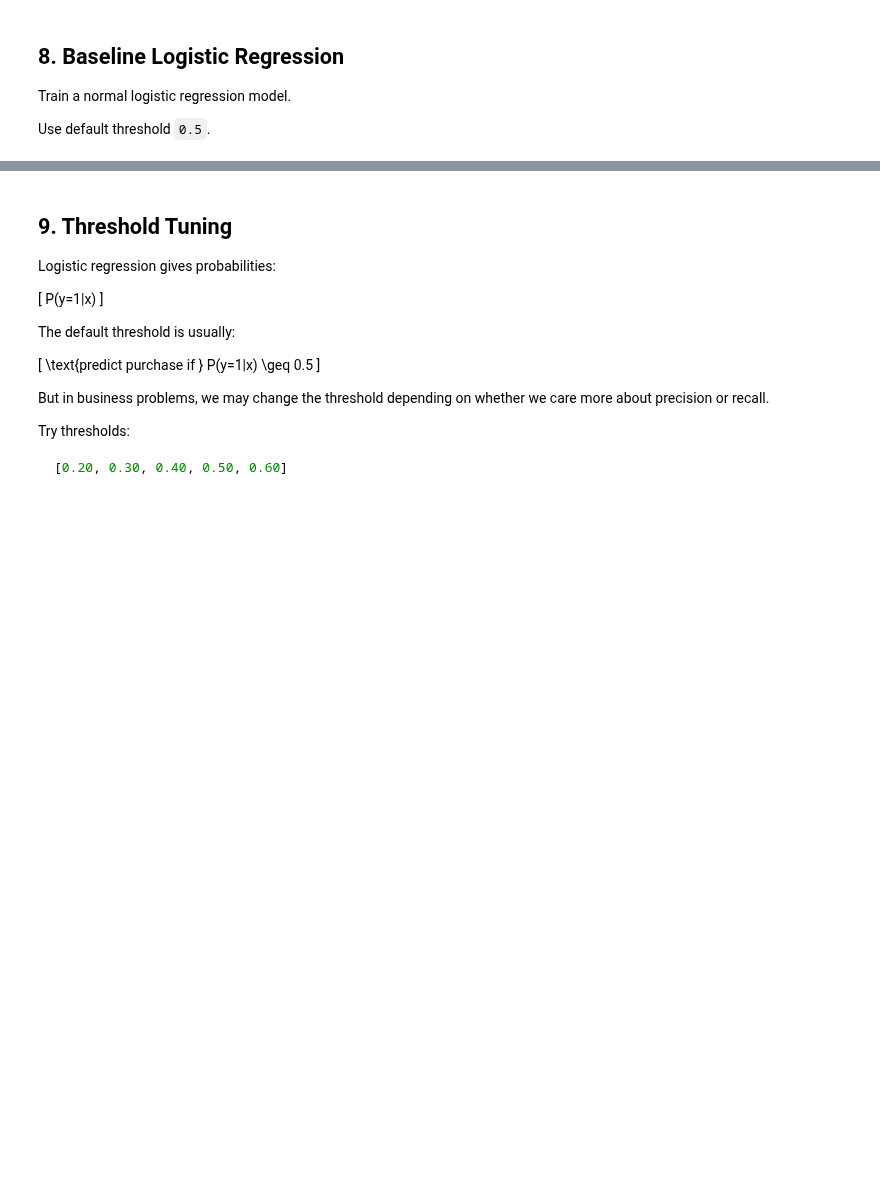
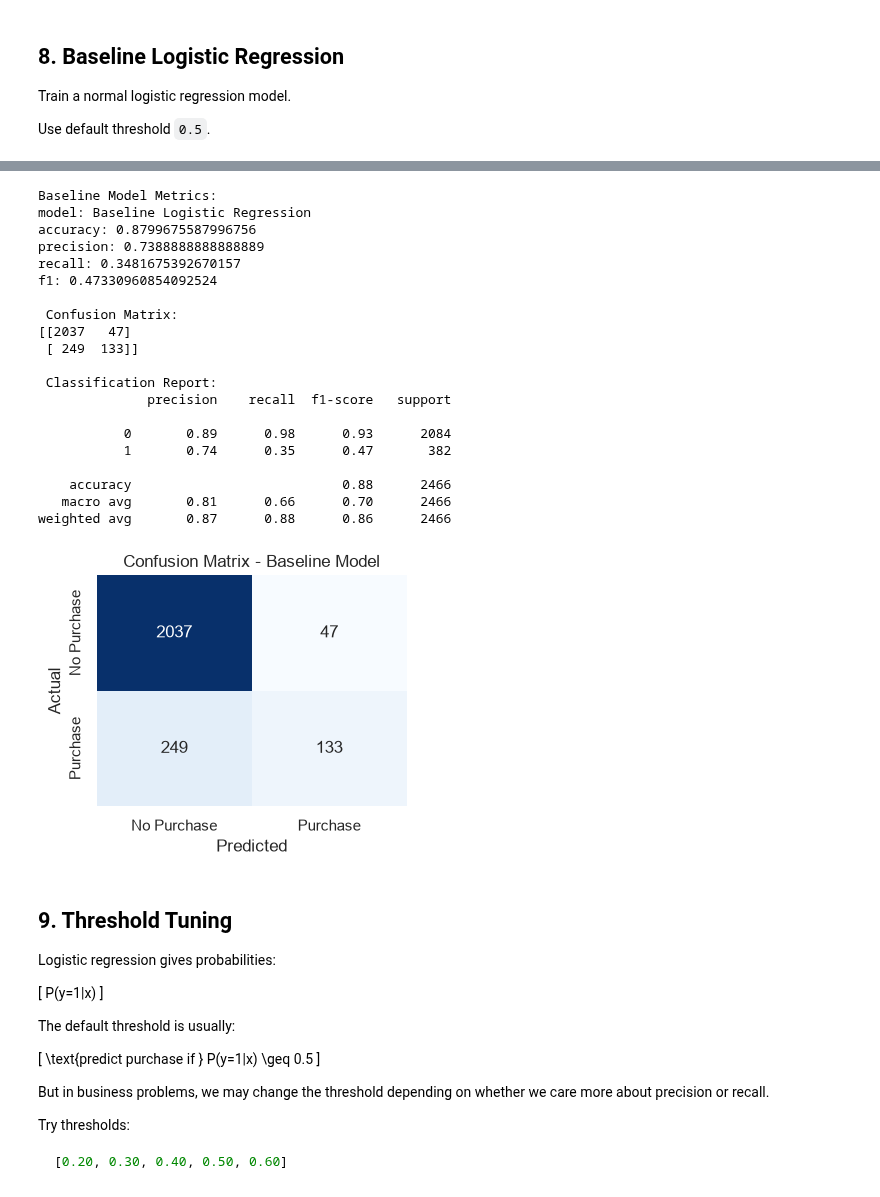
Before and after one commit to rakesh-kumar07/LogicMojo-AI-ML-June26-rakesh, a Jupyter notebook: Assignment/02_logistic_regression/online_shoppers_logistic_regression_solution.ipynb, the cells around one changed output, grey strips where cells are left out. Saved outputs shown, nothing was run; the diff lists cells and outputs as text; code cells hidden in the pictures; blank space fills up the shorter version.

```diff
--- a/Assignment/02_logistic_regression/online_shoppers_logistic_regression_solution.ipynb
+++ b/Assignment/02_logistic_regression/online_shoppers_logistic_regression_solution.ipynb
@@ -242,8 +355,18 @@ def evaluate_predictions(y_true, y_pred, model_name):
     # - Use precision_score(y_true, y_pred, zero_division=0).
     # - Use recall_score(y_true, y_pred, zero_division=0).
     # - Use f1_score(y_true, y_pred, zero_division=0).
-    raise NotImplementedError("Complete evaluate_predictions function")
-
+    # raise NotImplementedError("Complete evaluate_predictions function")
+    accuracy = accuracy_score(y_true, y_pred)
+    precision = precision_score(y_true, y_pred, zero_division=0)
+    recall = recall_score(y_true, y_pred, zero_division=0)
+    f1 = f1_score(y_true, y_pred, zero_division=0)
+    return {
+        "model": model_name,
+        "accuracy": accuracy,
+        "precision": precision,
+        "recall": recall,
+        "f1": f1
+    }
 
 def show_confusion_matrix(y_true, y_pred, title):
     cm = confusion_matrix(y_true, y_pred)
@@ -275,5 +398,9 @@ baseline_model = Pipeline(steps=[
 
 # TODO: Fit baseline_model on X_train and y_train.
 # TODO: Predict on X_test and store predictions in y_pred_baseline.
+baseline_model.fit(X_train, Y_train)
+baseline_predictions = baseline_model.predict(X_test)
+baseline_model
 
-raise NotImplementedError("Train and predict baseline logistic regression")
+
+# raise NotImplementedError("Train and predict baseline logistic regression")
@@ -288,3 +425,49 @@ raise NotImplementedError("Evaluate baseline model")
+# %%
+# TODO: Evaluate baseline model using evaluate_predictions.
+# TODO: Show confusion matrix.
+# TODO: Print classification_report.
+
+results = []
+baseline_metrics = evaluate_predictions(Y_test,baseline_predictions, "Baseline Logistic Regression")
+results.append(baseline_metrics)
+print("Baseline Model Metrics:")
+for metric, value in baseline_metrics.items():
+    print(f"{metric}: {value}")
+# print(baseline_metrics)
+
+cm_baseline=confusion_matrix(Y_test, baseline_predictions)
+print("\n Confusion Matrix:")
+print(cm_baseline)
+
+classification_rep_baseline=classification_report(Y_test, baseline_predictions, zero_division=0)
+print("\n Classification Report:")
+print(classification_rep_baseline)
+
+# Show confusion matrix visualization
+show_confusion_matrix(Y_test, baseline_predictions, "Confusion Matrix - Baseline Model")
+# raise NotImplementedError("Evaluate baseline model")
+# %% [output]
+Baseline Model Metrics:
+model: Baseline Logistic Regression
+accuracy: 0.8799675587996756
+precision: 0.7388888888888889
+recall: 0.3481675392670157
+f1: 0.47330960854092524
+
+ Confusion Matrix:
+[[2037   47]
+ [ 249  133]]
+
+ Classification Report:
+              precision    recall  f1-score   support
+
+           0       0.89      0.98      0.93      2084
+           1       0.74      0.35      0.47       382
+
+    accuracy                           0.88      2466
+   macro avg       0.81      0.66      0.70      2466
+weighted avg       0.87      0.88      0.86      2466
+[figure, added]
 # %% [markdown]
 ## 9. Threshold Tuning
 
```
Also changed, not shown: parts of 37 cells of this notebook, 3 other files.
